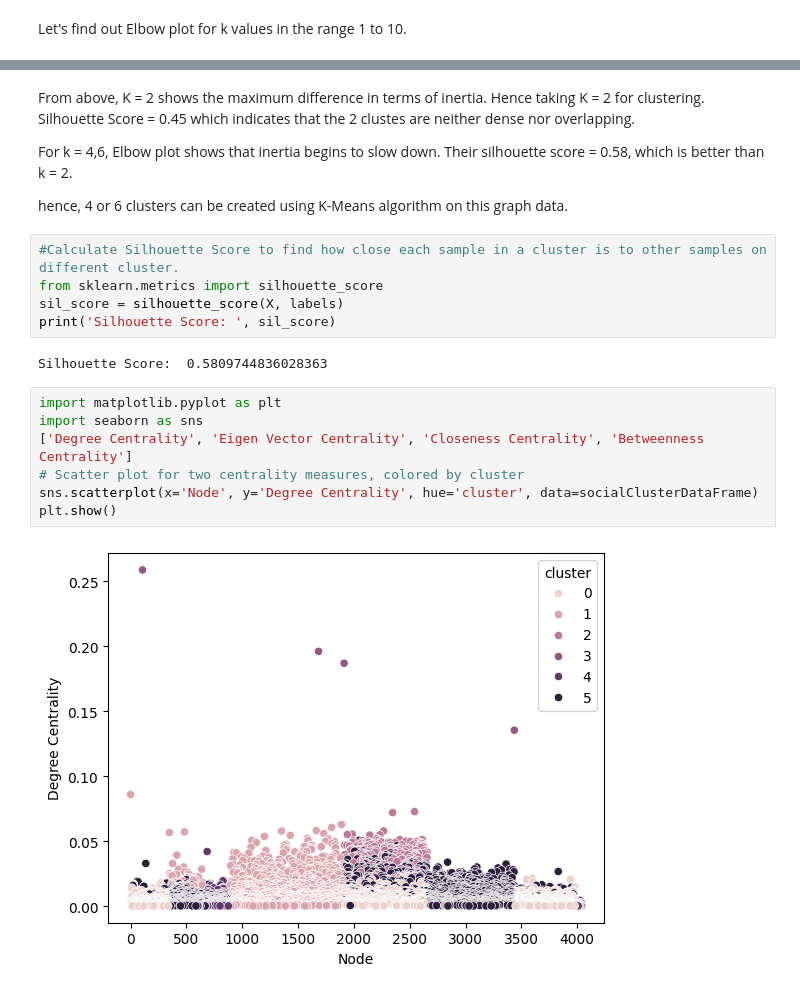
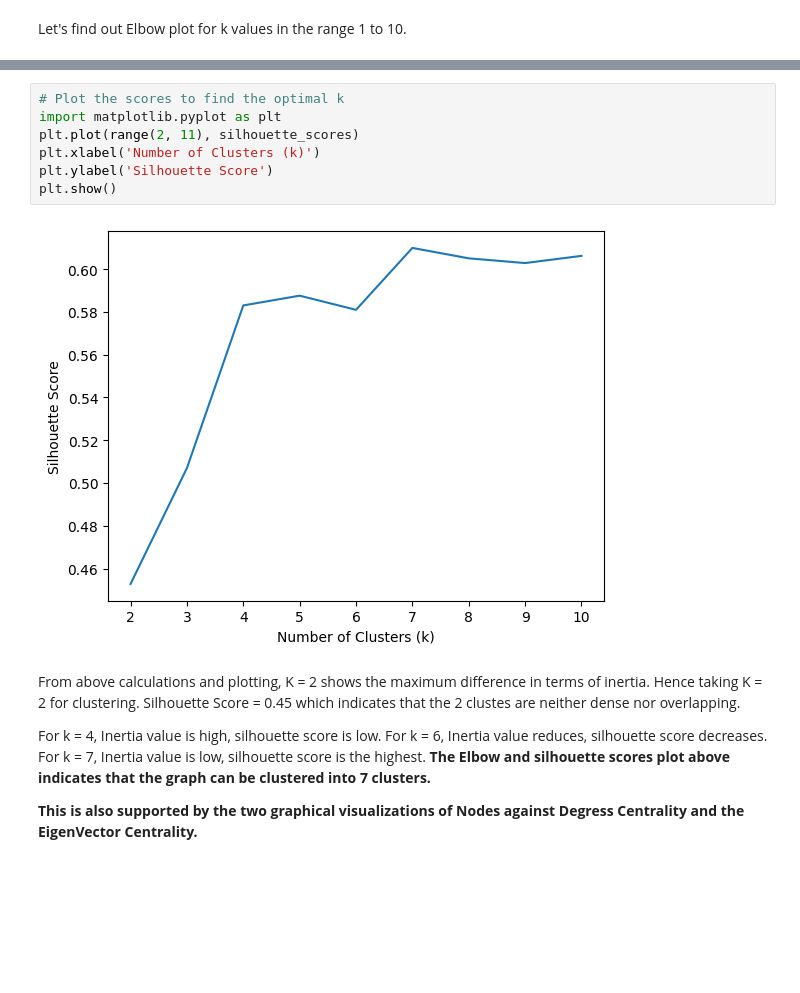
Before and after one commit to umeshrawat/MachineLearning, a Jupyter notebook: Unsupervised_Classification/SocialClusters/src/SocialClusters.ipynb, the cells around one changed output, grey strips where cells are left out. Cells and saved outputs as stored; diff of their text form; blank space fills up the shorter version.

```diff
--- a/Unsupervised_Classification/SocialClusters/src/SocialClusters.ipynb
+++ b/Unsupervised_Classification/SocialClusters/src/SocialClusters.ipynb
@@ -301,24 +314,19 @@ plt.show()
+# %%
+# Plot the scores to find the optimal k
+import matplotlib.pyplot as plt
+plt.plot(range(2, 11), silhouette_scores)
+plt.xlabel('Number of Clusters (k)')
+plt.ylabel('Silhouette Score')
+plt.show()
+# %% [output]
+[figure, added]
 # %% [markdown]
-From above, K = 2 shows the maximum difference in terms of inertia.
+From above calculations and plotting, K = 2 shows the maximum difference in terms of inertia.
 Hence taking K = 2 for clustering. Silhouette Score = 0.45 which indicates that the 2 clustes are neither dense nor overlapping.
 
-For k = 4,6, Elbow plot shows that inertia begins to slow down.
-Their silhouette score = 0.58, which is better than k = 2.
+For k = 4, Inertia value is high, silhouette score is low.
+For k = 6, Inertia value reduces, silhouette score decreases.
+For k = 7, Inertia value is low, silhouette score is the highest.
+**The Elbow and silhouette scores plot above indicates that the graph can be clustered into 7 clusters.**
 
-hence, 4 or 6 clusters can be created using K-Means algorithm on this graph data.
+**This is also supported by the two graphical visualizations of Nodes against Degress Centrality and the EigenVector Centrality.**
-# %%
-#Calculate Silhouette Score to find how close each sample in a cluster is to other samples on different cluster.
-from sklearn.metrics import silhouette_score
-sil_score = silhouette_score(X, labels)
-print('Silhouette Score: ', sil_score)
-# %% [output]
-Silhouette Score:  0.5809744836028363
-# %%
-import matplotlib.pyplot as plt
-import seaborn as sns
-['Degree Centrality', 'Eigen Vector Centrality', 'Closeness Centrality', 'Betweenness Centrality']
-# Scatter plot for two centrality measures, colored by cluster
-sns.scatterplot(x='Node', y='Degree Centrality', hue='cluster', data=socialClusterDataFrame)
-plt.show()
-# %% [output]
-[figure, removed]
```
Also changed, not shown: parts of 4 cells of this notebook.
